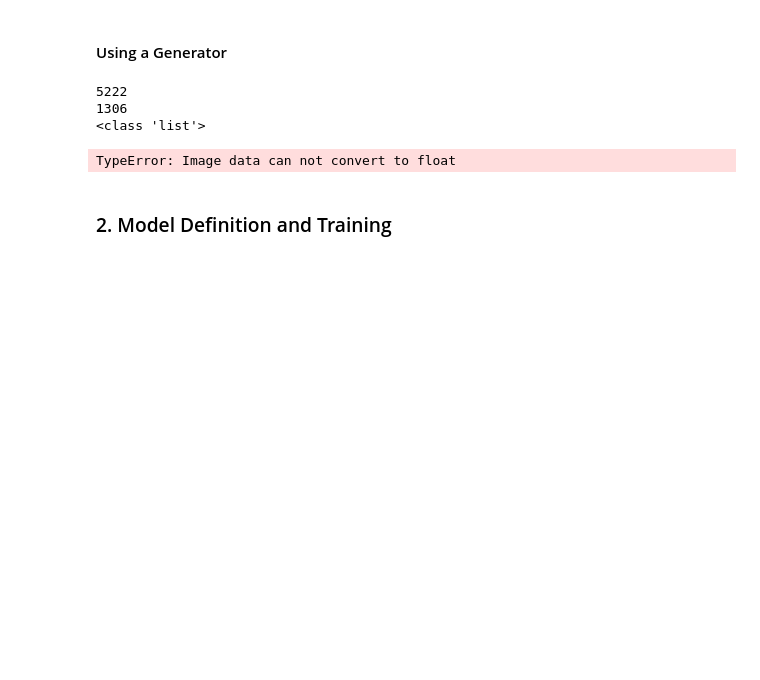
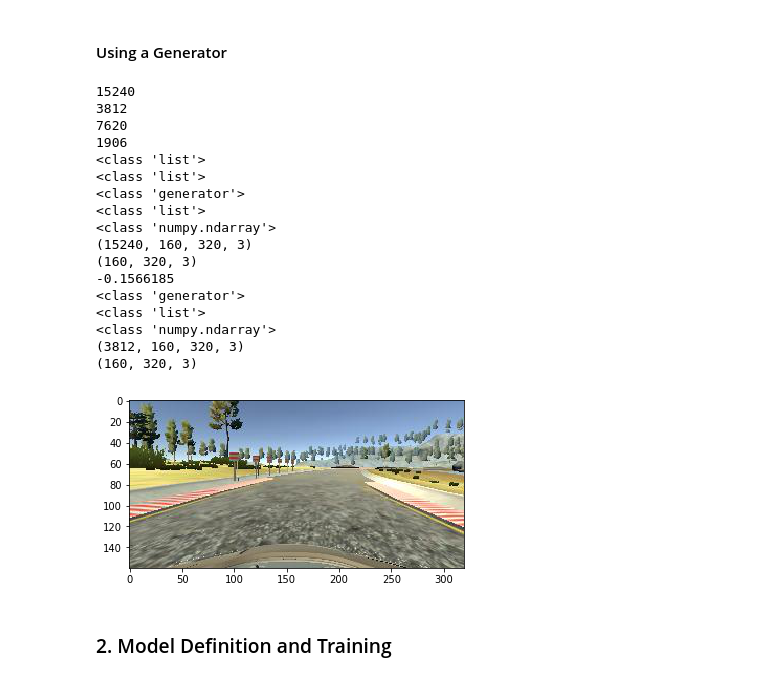
Before and after one commit to Jeremy26/behavioral-cloning, a Jupyter notebook: P3.ipynb, the cells around one changed output. Saved outputs shown, nothing was run; the diff lists cells and outputs as text; code cells hidden in the pictures; blank space fills up the shorter version.

Commit message:
Correcting errors on the use of a generator - Memory error when trying to run on full set of data.

```diff
--- a/P3.ipynb
+++ b/P3.ipynb
@@ -21,8 +27,8 @@ with open('/home/carnd/TrainData/driving_log.csv') as csvfile:
 # %%
-def generator(samples, batch_size=32):
+def generator(samples, batch_size):
     num_samples = len(samples)
     while True: # Loop forever so the generator never terminates
-        shuffle(samples)
+        #shuffle(samples)
         for offset in range(0, num_samples, batch_size):
             batch_samples = samples[offset:offset+batch_size]
 
@@ -42,15 +48,17 @@ def generator(samples, batch_size=32):
                 augmented_images.append(cv2.flip(image,1))
                 augmented_measurements.append(measurement*-1.0)
             X_train = np.array(augmented_images)
-            y_train = np.array(augmented_mesurements)
+            y_train = np.array(augmented_measurements)
             yield sklearn.utils.shuffle(X_train, y_train)
 # %%
 ## Data Collection and Train/Test 80/20 Split
 
 train_samples, validation_samples = train_test_split(samples, test_size=0.2)
+print(len(train_samples))
+print(len(validation_samples))
 
+batch_size = len(samples)
 # compile and train the model using the generator function
-train_generator = generator(train_samples, batch_size=32)
-validation_generator = generator(validation_samples, batch_size=32)
-
-ch, row, col = 64, 64, 3  # Trimmed image format
+train_generator = generator(train_samples, batch_size=batch_size)
+validation_generator = generator(validation_samples, batch_size=batch_size)
+ch, row, col = 160, 320, 3  # Trimmed image format
@@ -104,20 +112,51 @@ print(format(X_train[indice].shape))
 print(y_train[indice])
 # %% [markdown]
 #### Using a Generator
-# %%
-import matplotlib.pyplot as plt
-
-print(len(train_samples))
-print(len(validation_samples))
-print(type(train_samples))
-plt.figure(figsize=(1,1))
-plt.imshow(np.array(train_samples[0]))
-plt.show()
-# %% [output]
-5222
-1306
-<class 'list'>
-TypeError: Image data can not convert to float
+# %%
+indice = random.randint(0, len(next(validation_generator)[0]))
+
+print(len(next(train_generator)[0]))
+print(len(next(validation_generator)[0]))
+
+print(len(train_samples))
+print(len(validation_samples))
+print(type(train_samples))
+print(type(validation_samples))
+
+print(type(train_generator))
+print(type(next(train_generator)))
+print(type(next(train_generator)[0]))
+print(format(next(train_generator)[0].shape))
+print(format(next(train_generator)[0][indice].shape))
+print((next(train_generator)[1][indice]))
+
+print(type(validation_generator))
+print(type(next(validation_generator)))
+print(type(next(validation_generator)[0]))
+print(format(next(validation_generator)[0].shape))
+print(format(next(validation_generator)[0][indice].shape))
+
+plt.imshow((next(train_generator)[0][indice]))
+plt.show()
+# %% [output]
+15240
+3812
+7620
+1906
+<class 'list'>
+<class 'list'>
+<class 'generator'>
+<class 'list'>
+<class 'numpy.ndarray'>
+(15240, 160, 320, 3)
+(160, 320, 3)
+-0.1566185
+<class 'generator'>
+<class 'list'>
+<class 'numpy.ndarray'>
+(3812, 160, 320, 3)
+(160, 320, 3)
+[figure, added]
 # %% [markdown]
 ### 2. Model Definition and Training
 # %%
```
Also changed, not shown: parts of 10 cells of this notebook, 1 other file.
